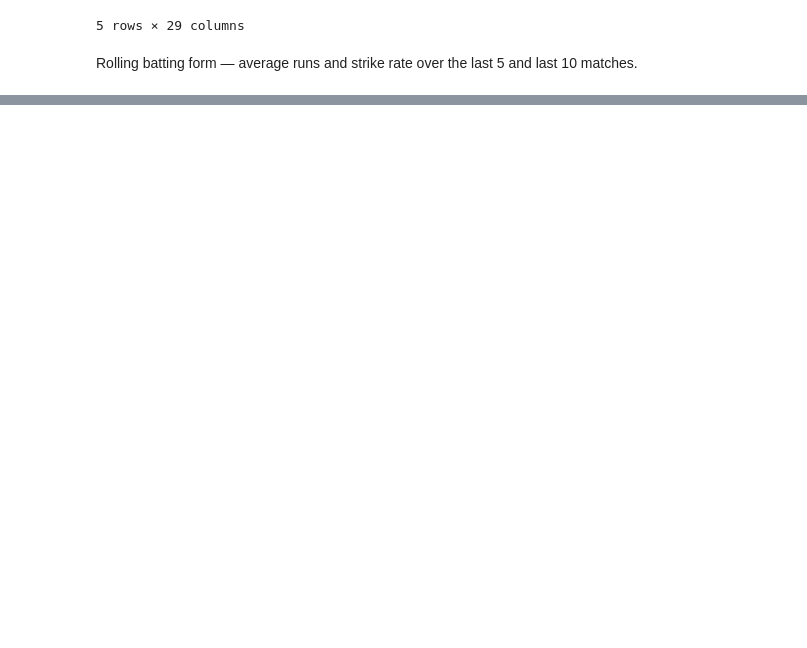
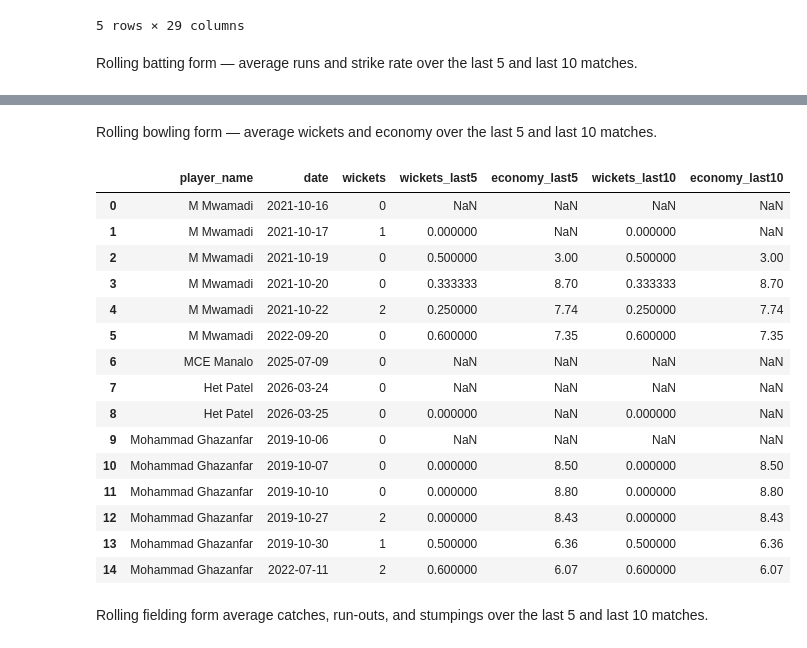
Before and after one commit to abdullahminhas/cric-squad-selector, a Jupyter notebook: cric_squad_selector_data.ipynb, the cells around one changed output, grey strips where cells are left out. Drawn from its saved outputs; the diff is of its cells as text; code cells hidden in the pictures; blank space fills up the shorter version.

Commit message:
rolling bowling and fielding features to dataset code

```diff
--- a/cric_squad_selector_data.ipynb
+++ b/cric_squad_selector_data.ipynb
@@ -418,0 +402,42 @@ To https://github.com/abdullahminhas/cric-squad-selector.git
+# %% [markdown]
+Rolling bowling form — average wickets and economy over the last 5 and last 10 matches.
+# %%
+def add_rolling_bowling_features(df, window):
+    grouped = df.groupby("player_id")
+
+    df[f"wickets_last{window}"] = grouped["wickets"].transform(
+        lambda x: x.shift(1).rolling(window, min_periods=1).mean()
+    )
+    balls_bowled_sum = grouped["balls_bowled"].transform(
+        lambda x: x.shift(1).rolling(window, min_periods=1).sum()
+    )
+    runs_conceded_sum = grouped["runs_conceded"].transform(
+        lambda x: x.shift(1).rolling(window, min_periods=1).sum()
+    )
+    df[f"economy_last{window}"] = (runs_conceded_sum / (balls_bowled_sum / 6)).round(2)
+
+    return df
+
+df = add_rolling_bowling_features(df, 5)
+df = add_rolling_bowling_features(df, 10)
+
+df[["player_name", "date", "wickets", "wickets_last5", "economy_last5", "wickets_last10", "economy_last10"]].head(15)
+# %% [output]
+|  | player_name | date | wickets | wickets_last5 | economy_last5 | wickets_last10 | economy_last10 |
+| 0 | M Mwamadi | 2021-10-16 | 0 | NaN | NaN | NaN | NaN |
+| 1 | M Mwamadi | 2021-10-17 | 1 | 0.000000 | NaN | 0.000000 | NaN |
+| 2 | M Mwamadi | 2021-10-19 | 0 | 0.500000 | 3.00 | 0.500000 | 3.00 |
+| 3 | M Mwamadi | 2021-10-20 | 0 | 0.333333 | 8.70 | 0.333333 | 8.70 |
+| 4 | M Mwamadi | 2021-10-22 | 2 | 0.250000 | 7.74 | 0.250000 | 7.74 |
+| 5 | M Mwamadi | 2022-09-20 | 0 | 0.600000 | 7.35 | 0.600000 | 7.35 |
+| 6 | MCE Manalo | 2025-07-09 | 0 | NaN | NaN | NaN | NaN |
+| 7 | Het Patel | 2026-03-24 | 0 | NaN | NaN | NaN | NaN |
+| 8 | Het Patel | 2026-03-25 | 0 | 0.000000 | NaN | 0.000000 | NaN |
+| 9 | Mohammad Ghazanfar | 2019-10-06 | 0 | NaN | NaN | NaN | NaN |
+| 10 | Mohammad Ghazanfar | 2019-10-07 | 0 | 0.000000 | 8.50 | 0.000000 | 8.50 |
+| 11 | Mohammad Ghazanfar | 2019-10-10 | 0 | 0.000000 | 8.80 | 0.000000 | 8.80 |
+| 12 | Mohammad Ghazanfar | 2019-10-27 | 2 | 0.000000 | 8.43 | 0.000000 | 8.43 |
+| 13 | Mohammad Ghazanfar | 2019-10-30 | 1 | 0.500000 | 6.36 | 0.500000 | 6.36 |
+| 14 | Mohammad Ghazanfar | 2022-07-11 | 2 | 0.600000 | 6.07 | 0.600000 | 6.07 |
+# %% [markdown]
+Rolling fielding form average catches, run-outs, and stumpings over the last 5 and last 10 matches.
```
Also changed, not shown: parts of 2 cells of this notebook.
